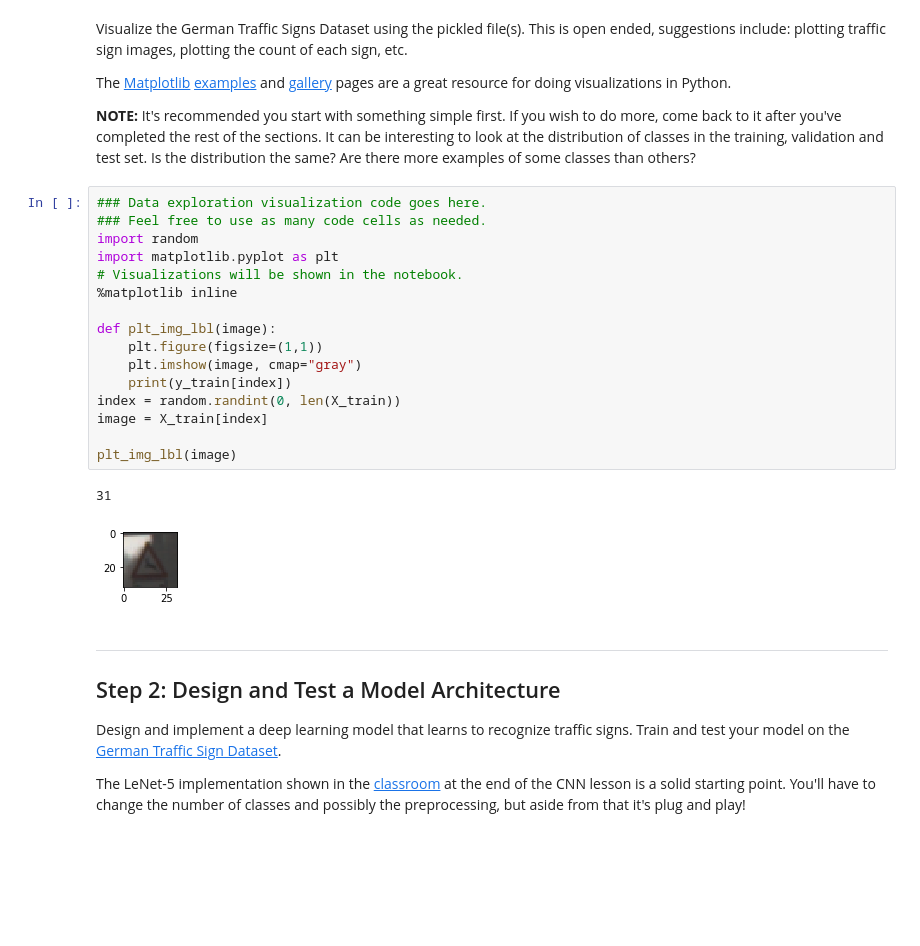
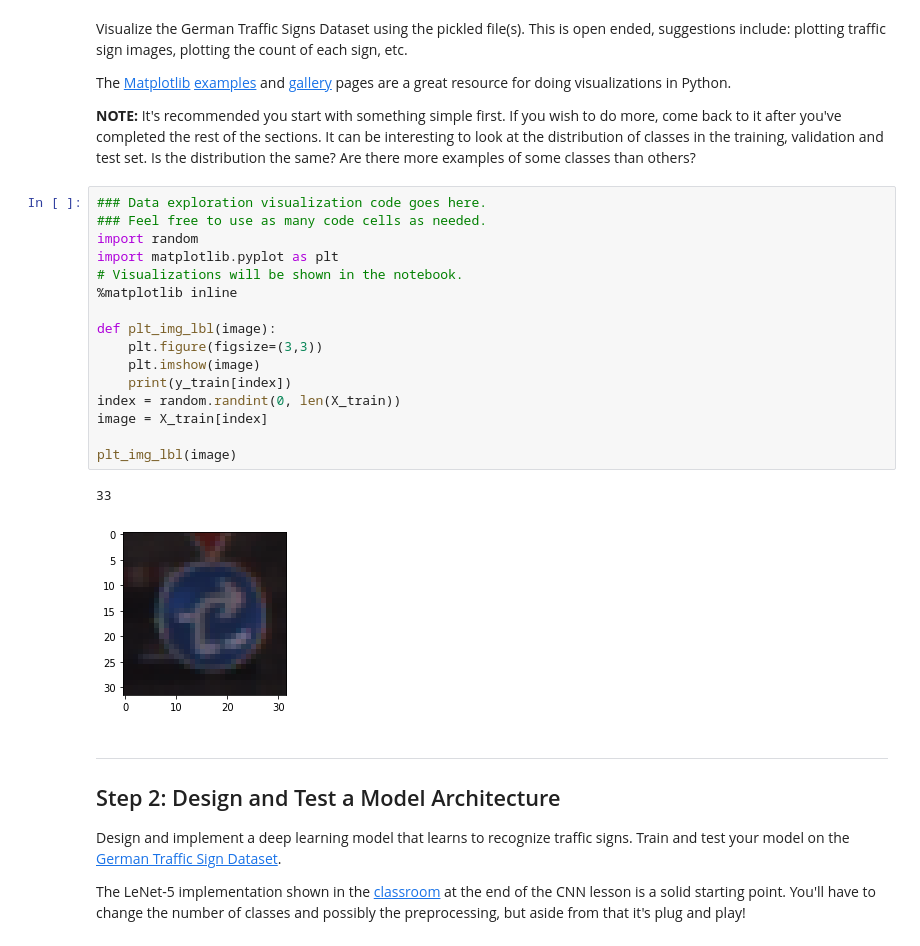
Before and after one commit to harshnandan/CarND-Traffic-Sign-Classifier-Proj, a Jupyter notebook: Traffic_Sign_Classifier.ipynb, the cells around one changed output. Saved outputs shown, nothing was run; the diff lists cells and outputs as text; blank space fills up the shorter version.

```diff
--- a/Traffic_Sign_Classifier.ipynb
+++ b/Traffic_Sign_Classifier.ipynb
@@ -96,22 +96,22 @@ The [Matplotlib](http://matplotlib.org/) [examples](http://matplotlib.org/exampl
 # %%
 ### Data exploration visualization code goes here.
 ### Feel free to use as many code cells as needed.
 import random
 import matplotlib.pyplot as plt
 # Visualizations will be shown in the notebook.
 %matplotlib inline
 
 def plt_img_lbl(image):
-    plt.figure(figsize=(1,1))
-    plt.imshow(image, cmap="gray")
+    plt.figure(figsize=(3,3))
+    plt.imshow(image)
     print(y_train[index])
 index = random.randint(0, len(X_train))
 image = X_train[index]
 
 plt_img_lbl(image)
 # %% [output]
-31
+33
-[figure, old version]
+[figure, new version]
 # %% [markdown]
 ----
 
```
Also changed, not shown: parts of 5 cells of this notebook.
